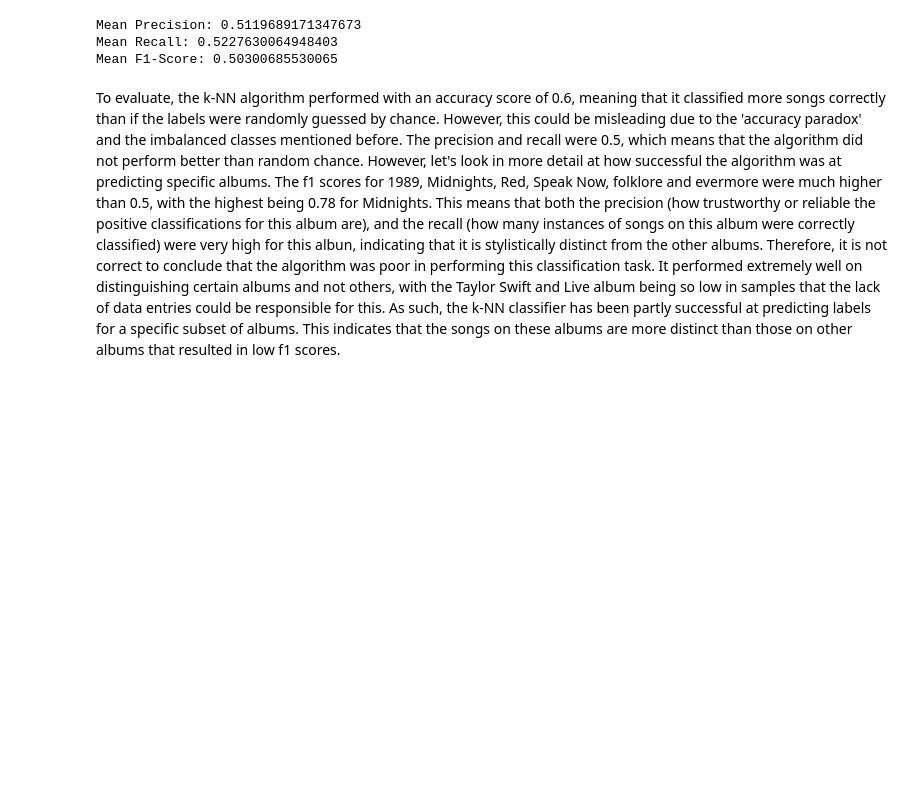
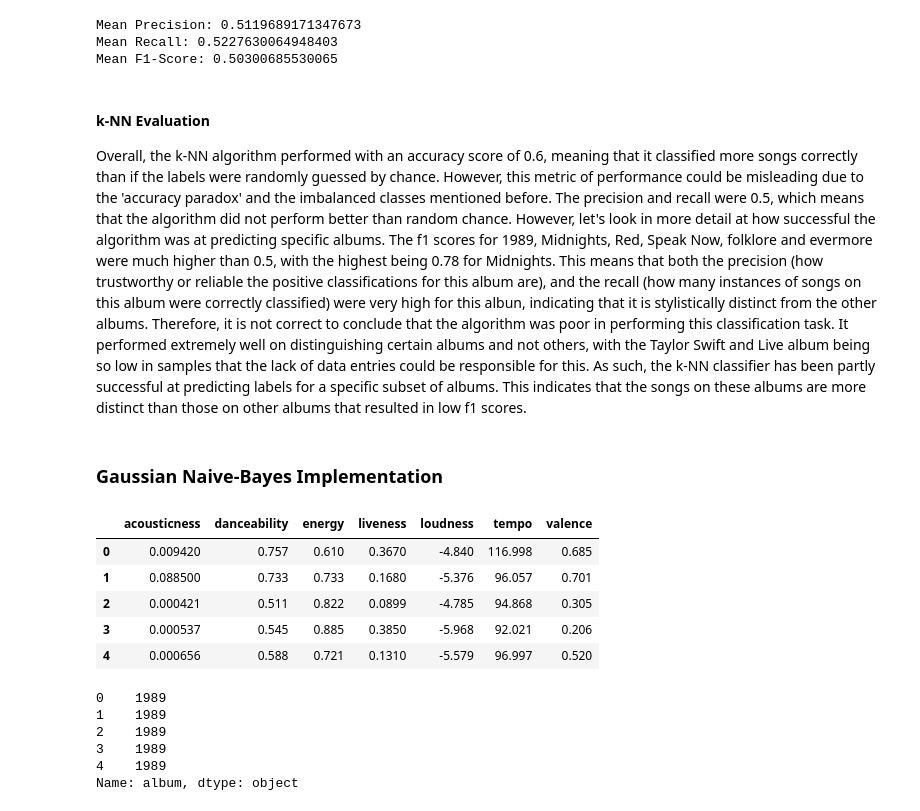
Before and after one commit to nyx500/Machine_Learning_Project_TaylorSwiftERAS_MusicFeatureAnalysis, a Jupyter notebook: Machine Learning Midterm.ipynb, the cells around one changed output. Saved outputs shown, nothing was run; the diff lists cells and outputs as text; code cells hidden in the pictures; blank space fills up the shorter version.

```diff
--- a/Machine Learning Midterm.ipynb
+++ b/Machine Learning Midterm.ipynb
@@ -109,6 +118,7 @@ plt.show()
 # %%
 df.to_csv('taylor_swift_processed.csv', index=False)
 # %%
+df = pd.read_csv('taylor_swift_processed.csv')
 df
 # %% [output]
 |  | Unnamed: 0 | name | album | release_date | track_number | id | uri | acousticness | ... |
@@ -556,4 +560,26 @@ Mean Precision: 0.5119689171347673
 Mean Recall: 0.5227630064948403
 Mean F1-Score: 0.50300685530065
 # %% [markdown]
-To evaluate, the k-NN algorithm performed with an accuracy score of 0.6, meaning that it classified more songs correctly than if the labels were randomly guessed by chance. However, this could be misleading due to the 'accuracy paradox' and the imbalanced classes mentioned before. The precision and recall were 0.5, which means that the algorithm did not perform better than random chance. However, let's look in more detail at how successful the algorithm was at predicting specific albums. The f1 scores for 1989, Midnights, Red, Speak Now, folklore and evermore were much higher than 0.5, with the highest being 0.78 for Midnights. This means that both the precision (how trustworthy or reliable the positive classifications for this album are), and the recall (how many instances of songs on this album were correctly classified) were very high for this albun, indicating that it is stylistically distinct from the other albums. Therefore, it is not correct to conclude that the algorithm was poor in performing this classification task. It performed extremely well on distinguishing certain albums and not others, with the Taylor Swift and Live album being so low in samples that the lack of data entries could be responsible for this. As such, the k-NN classifier has been partly successful at predicting labels for a specific subset of albums. This indicates that the songs on these albums are more distinct than those on other albums that resulted in low f1 scores.
+#### k-NN Evaluation
+Overall, the k-NN algorithm performed with an accuracy score of 0.6, meaning that it classified more songs correctly than if the labels were randomly guessed by chance. However, this metric of performance could be misleading due to the 'accuracy paradox' and the imbalanced classes mentioned before. The precision and recall were 0.5, which means that the algorithm did not perform better than random chance. However, let's look in more detail at how successful the algorithm was at predicting specific albums. The f1 scores for 1989, Midnights, Red, Speak Now, folklore and evermore were much higher than 0.5, with the highest being 0.78 for Midnights. This means that both the precision (how trustworthy or reliable the positive classifications for this album are), and the recall (how many instances of songs on this album were correctly classified) were very high for this albun, indicating that it is stylistically distinct from the other albums. Therefore, it is not correct to conclude that the algorithm was poor in performing this classification task. It performed extremely well on distinguishing certain albums and not others, with the Taylor Swift and Live album being so low in samples that the lack of data entries could be responsible for this. As such, the k-NN classifier has been partly successful at predicting labels for a specific subset of albums. This indicates that the songs on these albums are more distinct than those on other albums that resulted in low f1 scores.
+# %% [markdown]
+### Gaussian Naive-Bayes Implementation
+# %%
+# Get a quick overview of the features matrix and target array for a reminder
+features_matrix.head()
+# %% [output]
+|  | acousticness | danceability | energy | liveness | loudness | tempo | valence |
+| 0 | 0.009420 | 0.757 | 0.610 | 0.3670 | -4.840 | 116.998 | 0.685 |
+| 1 | 0.088500 | 0.733 | 0.733 | 0.1680 | -5.376 | 96.057 | 0.701 |
+| 2 | 0.000421 | 0.511 | 0.822 | 0.0899 | -4.785 | 94.868 | 0.305 |
+| 3 | 0.000537 | 0.545 | 0.885 | 0.3850 | -5.968 | 92.021 | 0.206 |
+| 4 | 0.000656 | 0.588 | 0.721 | 0.1310 | -5.579 | 96.997 | 0.520 |
+# %%
+target_array.head()
+# %% [output]
+0    1989
+1    1989
+2    1989
+3    1989
+4    1989
+Name: album, dtype: object
```
Also changed, not shown: parts of 8 cells of this notebook, 2 other files.
